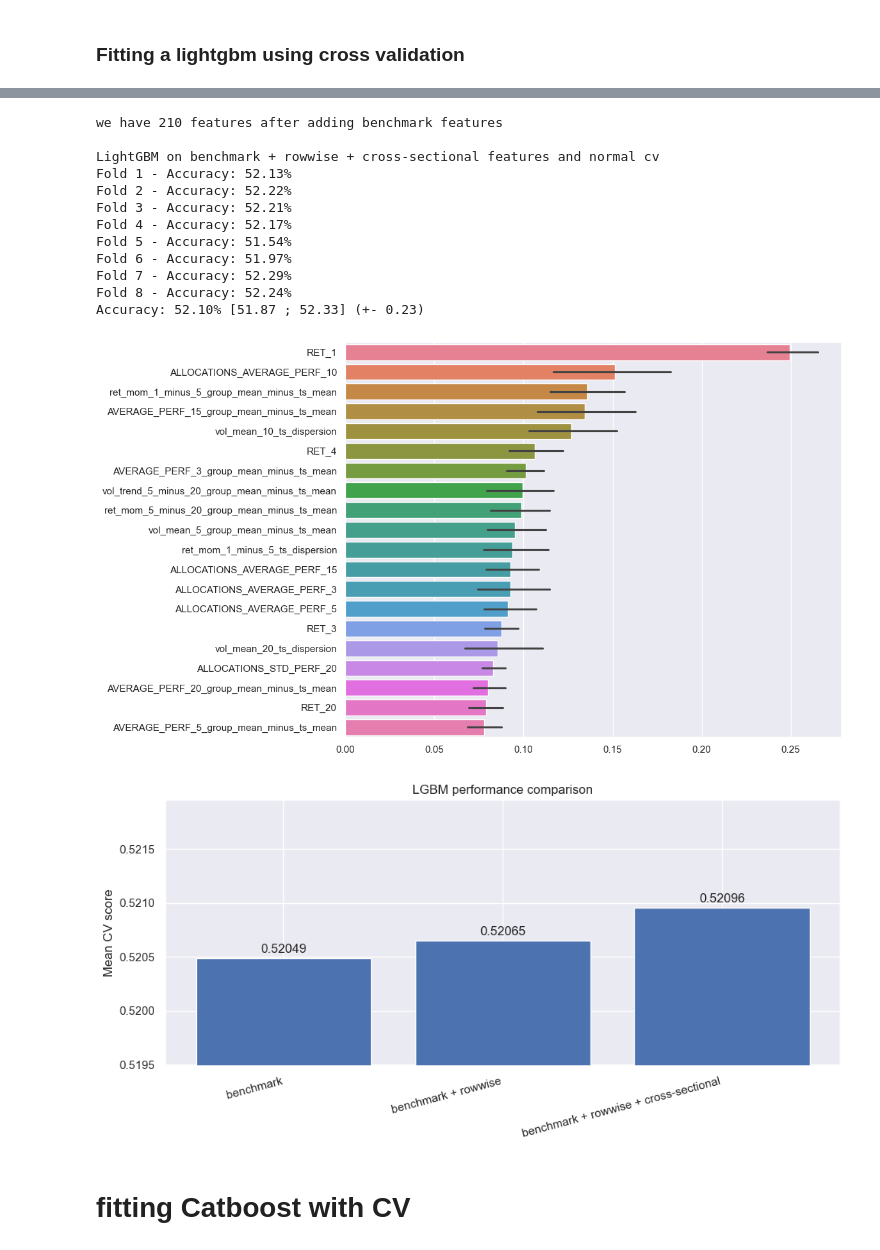
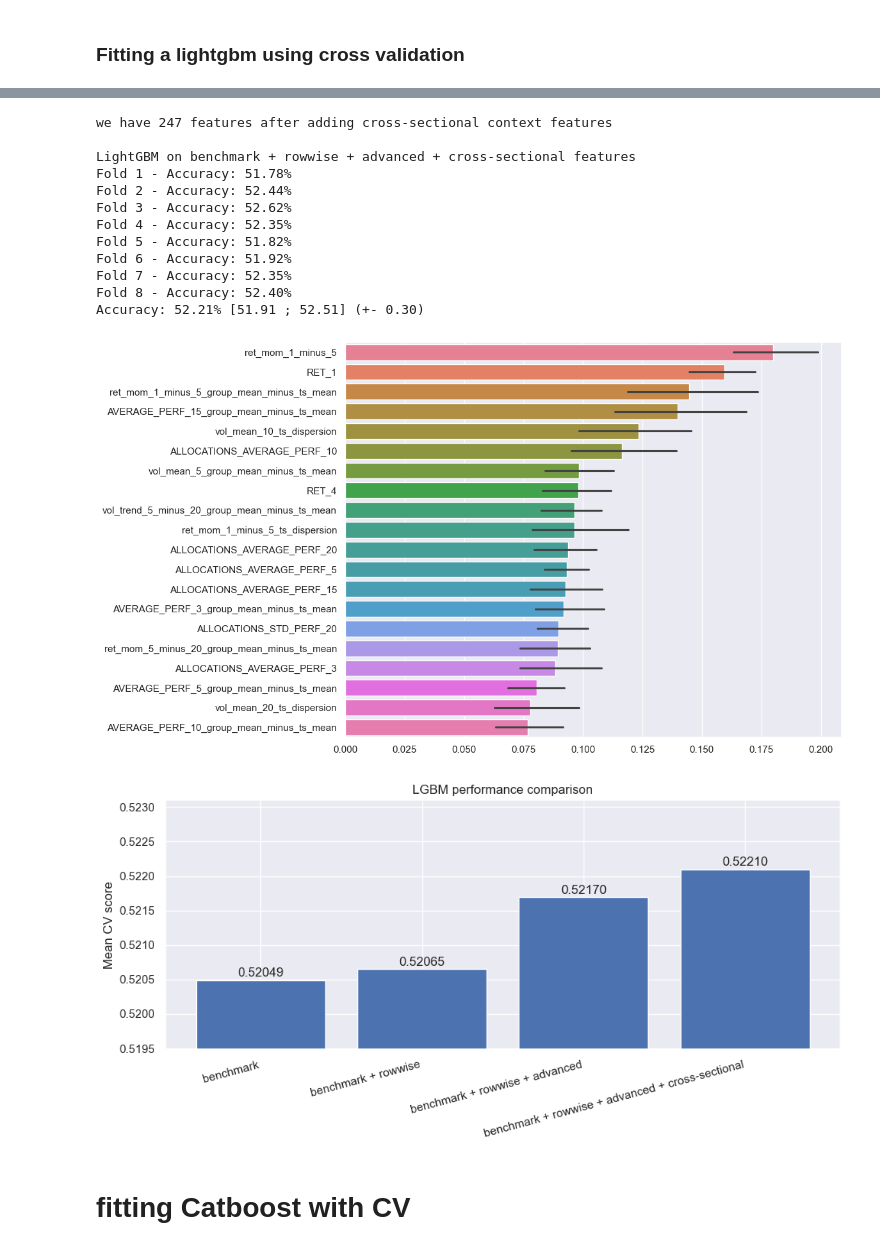
Before and after one commit to Martinoor/QRT-ENS-Data-Challenge, a Jupyter notebook: v2.ipynb, the cells around one changed output, grey strips where cells are left out. Drawn from its saved outputs; the diff is of its cells as text; code cells hidden in the pictures.

```diff
--- a/v2.ipynb
+++ b/v2.ipynb
@@ -124,3 +124,23 @@ Fold 7 - Accuracy: 52.01%
 Fold 8 - Accuracy: 51.60%
 Accuracy: 52.07% [51.79 ; 52.34] (+- 0.28)
 [figure]
+# %%
+# Add cross-sectional context features
+X_train, X_test, features = feature_eng.add_advanced_features(
+    X_train, X_test, features
+)
+print(f"we have {len(features)} features after adding advanced features")
+
+print("\nLightGBM on benchmark + advanced  features")
+lgbm_models, lgbm_scores = pipeline.lgbm_cv(
+    X_train,
+    y_train,
+    X_test,
+    features,
+    num_boost_round=300,
+    learning_rate=0.053,
+    max_depth=4,
+    see_folds=True,
+)
+lgbm_performance["benchmark + rowwise + advanced"] = lgbm_scores
+plot_feature_importances(lgbm_models, features)
@@ -127,37 +161,37 @@ Accuracy: 52.07% [51.79 ; 52.34] (+- 0.28)
 # %%
 # Add cross-sectional context features
 X_train, X_test, features = feature_eng.add_cross_sectional_context_features(
     X_train, X_test, features
 )
 print(f"we have {len(features)} features after adding cross-sectional context features")
 
-print("\nLightGBM on benchmark + rowwise + cross-sectional features")
+print("\nLightGBM on benchmark + rowwise + advanced + cross-sectional features")
 lgbm_models, lgbm_scores = pipeline.lgbm_cv(
     X_train,
     y_train,
     X_test,
     features,
     num_boost_round=300,
     learning_rate=0.053,
     max_depth=4,
     see_folds=True,
 )
-lgbm_performance["benchmark + rowwise + cross-sectional"] = lgbm_scores
+lgbm_performance["benchmark + rowwise + advanced + cross-sectional"] = lgbm_scores
 plot_feature_importances(lgbm_models, features)
 # %% [output]
-we have 210 features after adding benchmark features
+we have 247 features after adding cross-sectional context features
 
-LightGBM on benchmark + rowwise + cross-sectional features and normal cv
-Fold 1 - Accuracy: 52.13%
-Fold 2 - Accuracy: 52.22%
-Fold 3 - Accuracy: 52.21%
-Fold 4 - Accuracy: 52.17%
-Fold 5 - Accuracy: 51.54%
-Fold 6 - Accuracy: 51.97%
-Fold 7 - Accuracy: 52.29%
-Fold 8 - Accuracy: 52.24%
-Accuracy: 52.10% [51.87 ; 52.33] (+- 0.23)
+LightGBM on benchmark + rowwise + advanced + cross-sectional features
+Fold 1 - Accuracy: 51.78%
+Fold 2 - Accuracy: 52.44%
+Fold 3 - Accuracy: 52.62%
+Fold 4 - Accuracy: 52.35%
+Fold 5 - Accuracy: 51.82%
+Fold 6 - Accuracy: 51.92%
+Fold 7 - Accuracy: 52.35%
+Fold 8 - Accuracy: 52.40%
+Accuracy: 52.21% [51.91 ; 52.51] (+- 0.30)
-[figure, old version]
+[figure, new version]
 # %%
 def plot_performance(dict_performance, title="LGBM performance comparison"):
     # compute means
@@ -181,7 +215,7 @@ def plot_performance(dict_performance, title="LGBM performance comparison"):
 
 plot_performance(lgbm_performance)
 # %% [output]
-[figure, old version]
+[figure, new version]
 # %% [markdown]
 # fitting Catboost with CV
 # %%
```
Also changed, not shown: parts of 8 cells of this notebook.
